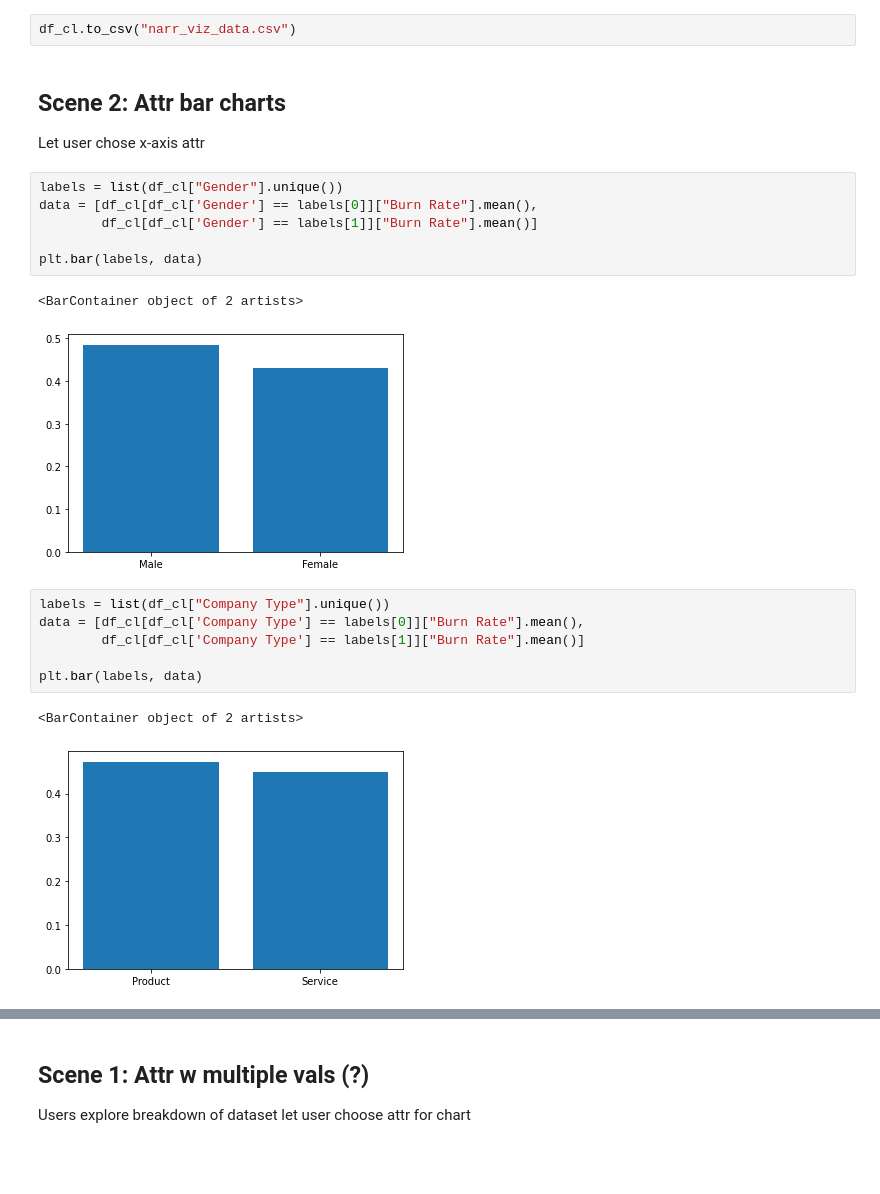
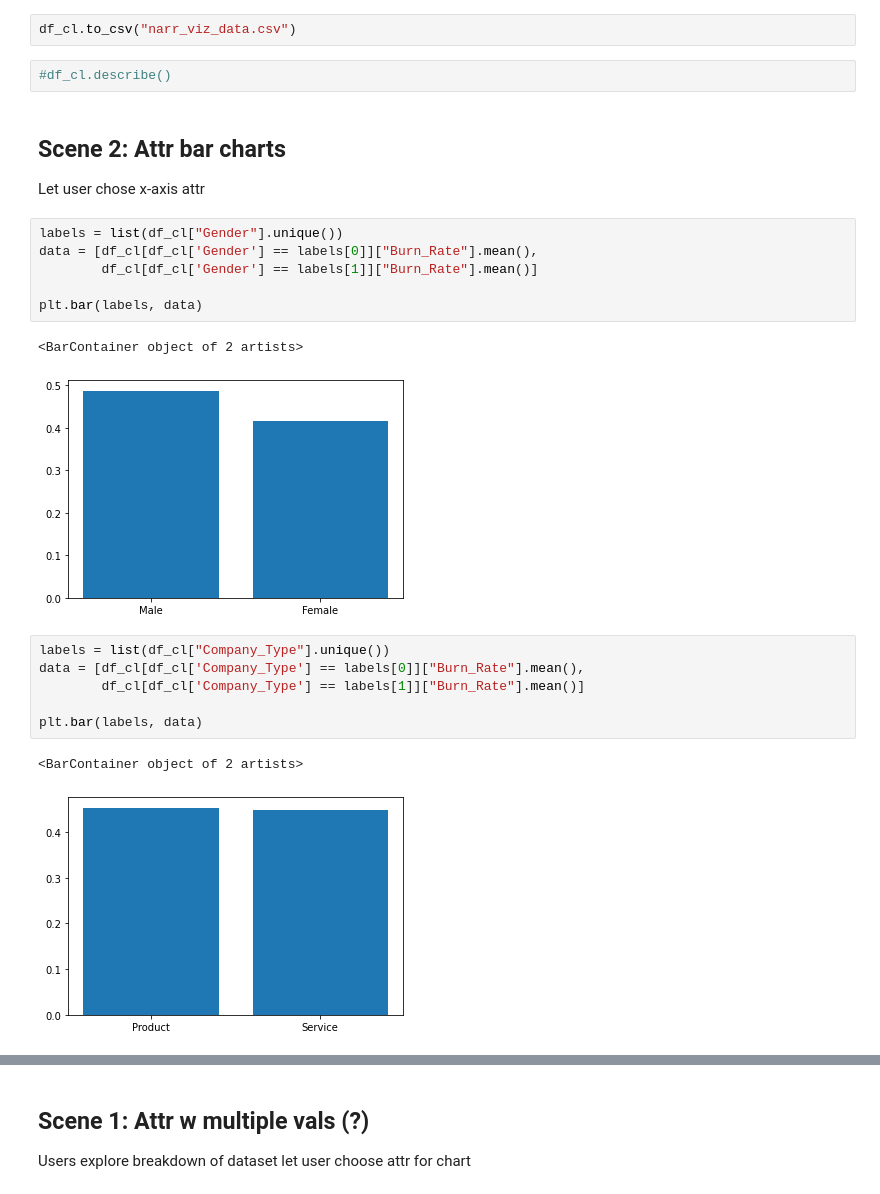
Before and after one commit to RBrynsvold/Rbrynsvold, a Jupyter notebook: narrative_viz_prep.ipynb, the cells around one changed output, grey strips where cells are left out. Cells and saved outputs as stored; diff of their text form; blank space fills up the shorter version.

```diff
--- a/narrative_viz_prep.ipynb
+++ b/narrative_viz_prep.ipynb
@@ -41,24 +39,26 @@ df_cl.head()
 # %%
 df_cl.to_csv("narr_viz_data.csv")
+# %%
+#df_cl.describe()
 # %% [markdown]
 ## Scene 2: Attr bar charts
 Let user chose x-axis attr
 # %%
 labels = list(df_cl["Gender"].unique())
-data = [df_cl[df_cl['Gender'] == labels[0]]["Burn Rate"].mean(),
-        df_cl[df_cl['Gender'] == labels[1]]["Burn Rate"].mean()]
+data = [df_cl[df_cl['Gender'] == labels[0]]["Burn_Rate"].mean(),
+        df_cl[df_cl['Gender'] == labels[1]]["Burn_Rate"].mean()]
 
 plt.bar(labels, data)
 # %% [output]
 <BarContainer object of 2 artists>
-[figure, old version]
+[figure, new version]
 # %%
-labels = list(df_cl["Company Type"].unique())
-data = [df_cl[df_cl['Company Type'] == labels[0]]["Burn Rate"].mean(),
-        df_cl[df_cl['Company Type'] == labels[1]]["Burn Rate"].mean()]
+labels = list(df_cl["Company_Type"].unique())
+data = [df_cl[df_cl['Company_Type'] == labels[0]]["Burn_Rate"].mean(),
+        df_cl[df_cl['Company_Type'] == labels[1]]["Burn_Rate"].mean()]
 
 plt.bar(labels, data)
 # %% [output]
 <BarContainer object of 2 artists>
-[figure, old version]
+[figure, new version]
 # %%
```
Also changed, not shown: parts of 12 cells of this notebook, 2 other files.
